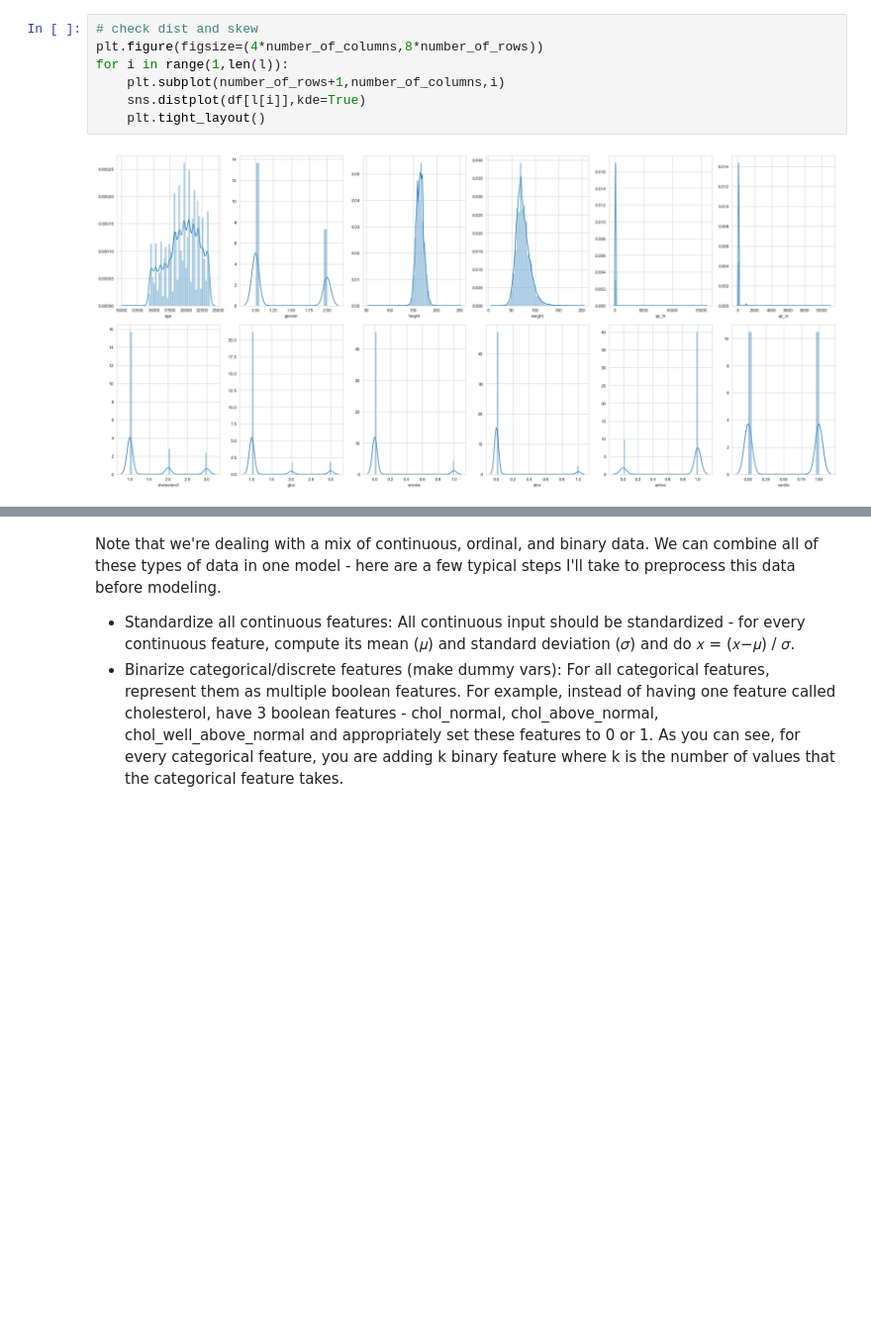
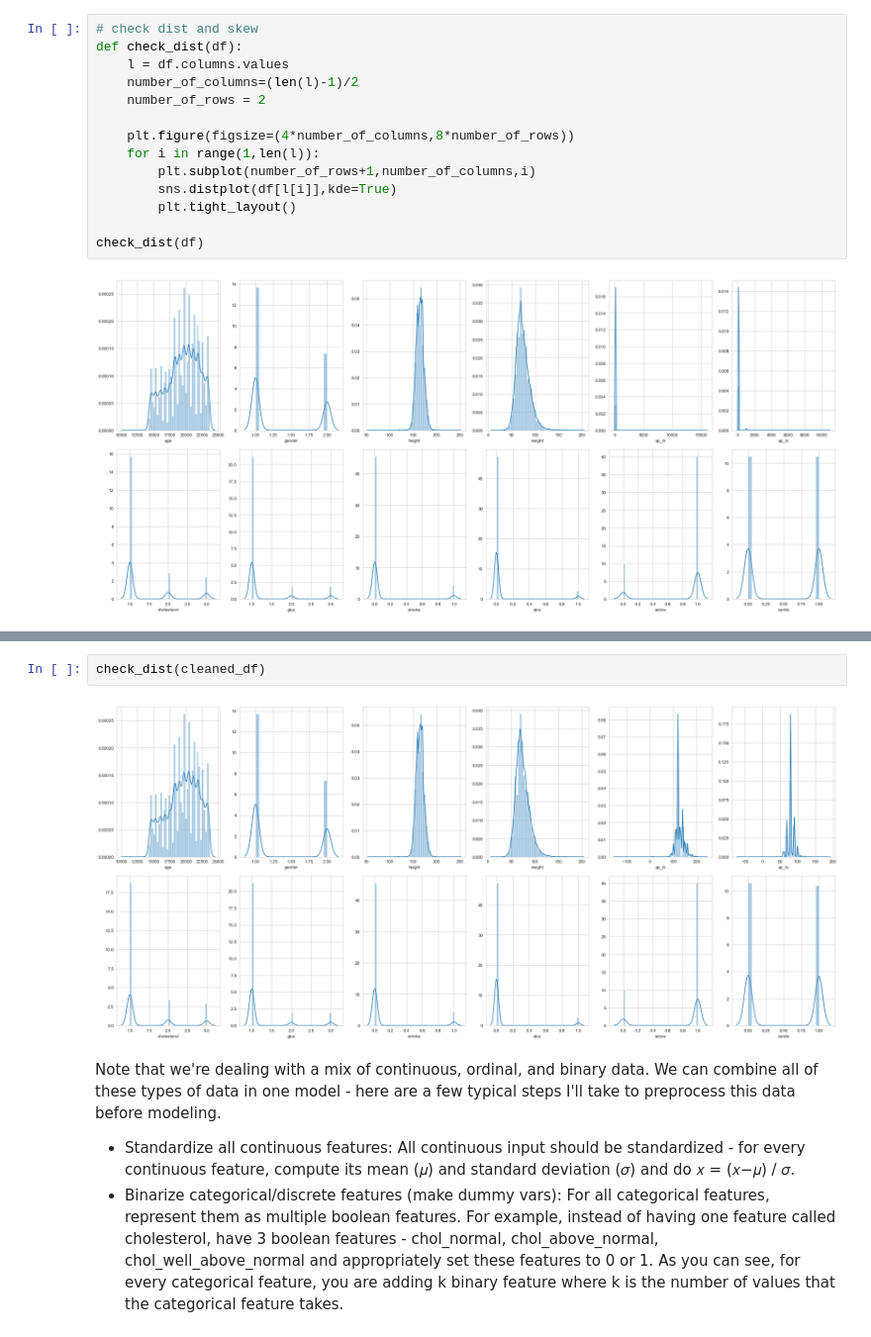
Before and after one commit to caravanuden/cardio, a Jupyter notebook: eda.ipynb, the cells around one changed output, grey strips where cells are left out. Shown at 99% size. Saved outputs shown, nothing was run; the diff lists cells and outputs as text; blank space fills up the shorter version.

```diff
--- a/eda.ipynb
+++ b/eda.ipynb
@@ -77,11 +81,18 @@ for i in range(1,len(l)):
 [figure]
 # %%
 # check dist and skew
-plt.figure(figsize=(4*number_of_columns,8*number_of_rows))
-for i in range(1,len(l)):
-    plt.subplot(number_of_rows+1,number_of_columns,i)
-    sns.distplot(df[l[i]],kde=True)
-    plt.tight_layout()
+def check_dist(df):
+    l = df.columns.values
+    number_of_columns=(len(l)-1)/2
+    number_of_rows = 2
+
+    plt.figure(figsize=(4*number_of_columns,8*number_of_rows))
+    for i in range(1,len(l)):
+        plt.subplot(number_of_rows+1,number_of_columns,i)
+        sns.distplot(df[l[i]],kde=True)
+        plt.tight_layout()
+
+check_dist(df)
 # %% [output]
 [figure]
 # %%
@@ -94,3 +110,7 @@ print(df_normalized.shape)
+# %%
+check_dist(cleaned_df)
+# %% [output]
+[figure, added]
 # %% [markdown]
 Note that we're dealing with a mix of continuous, ordinal, and binary data. We can combine all of these types of data in one model - here are a few typical steps I'll take to preprocess this data before modeling.
 
```
Also changed, not shown: parts of 13 cells of this notebook.
